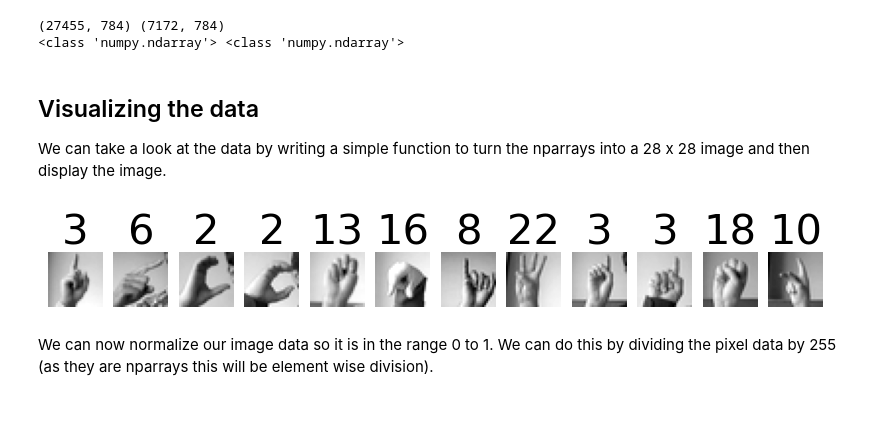
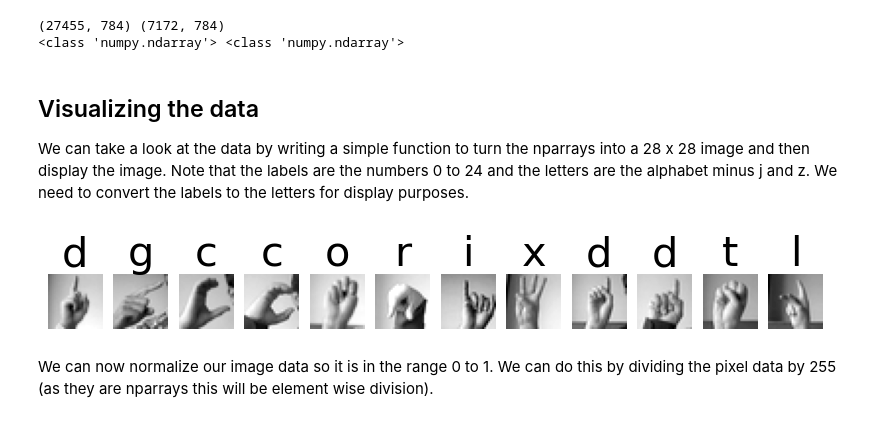
Before and after one commit to NCCA/SEForMedia, a Jupyter notebook: ASL/ASLPart1.ipynb, the cells around one changed output. Drawn from its saved outputs; the diff is of its cells as text; code cells hidden in the pictures.

```diff
--- a/ASL/ASLPart1.ipynb
+++ b/ASL/ASLPart1.ipynb
@@ -120,25 +122,27 @@ print(type(x_train), type(x_valid))
 # %% [markdown]
 ## Visualizing the data
 
-We can take a look at the data by writing a simple function to turn the nparrays into a 28 x 28 image and then display the image.
+We can take a look at the data by writing a simple function to turn the nparrays into a 28 x 28 image and then display the image. Note that the labels are the numbers 0 to 24 and the letters are the alphabet minus j and z. We need to convert the labels to the letters for display purposes.
 # %%
+def plot_image(images, labels, num_images):
+    image = images.reshape(28, 28)
+    label = labels
+    plt.subplot(1, num_images, i + 1)
+    plt.title(label, fontdict={"fontsize": 30})
+    plt.axis("off")
+    plt.imshow(image, cmap="gray")
 
-def plot_image(images, labels, num_images):
-    image = images.reshape(28,28)
-    label = labels
-    plt.subplot(1, num_images, i+1)
-    plt.title(label, fontdict={'fontsize': 30})
-    plt.axis('off')
-    plt.imshow(image, cmap='gray')
+
+alphabet = "abcdefghiklmnopqrstuvwxy"
 
 num_images = 12
-plt.figure(figsize=(10,10))
+plt.figure(figsize=(10, 10))
 for i in range(num_images):
     row = x_train[i]
     label = y_train[i]
-    plot_image(row, label, num_images)
+    plot_image(row, alphabet[label], num_images)
 # %% [output]
-[figure, old version]
+[figure, new version]
 # %% [markdown]
 We can now normalize our image data so it is in the range 0 to 1. We can do this by dividing the pixel data by 255 (as they are nparrays this will be element wise division).
 # %%
```
Also changed, not shown: parts of 9 cells of this notebook, 3 other files.
